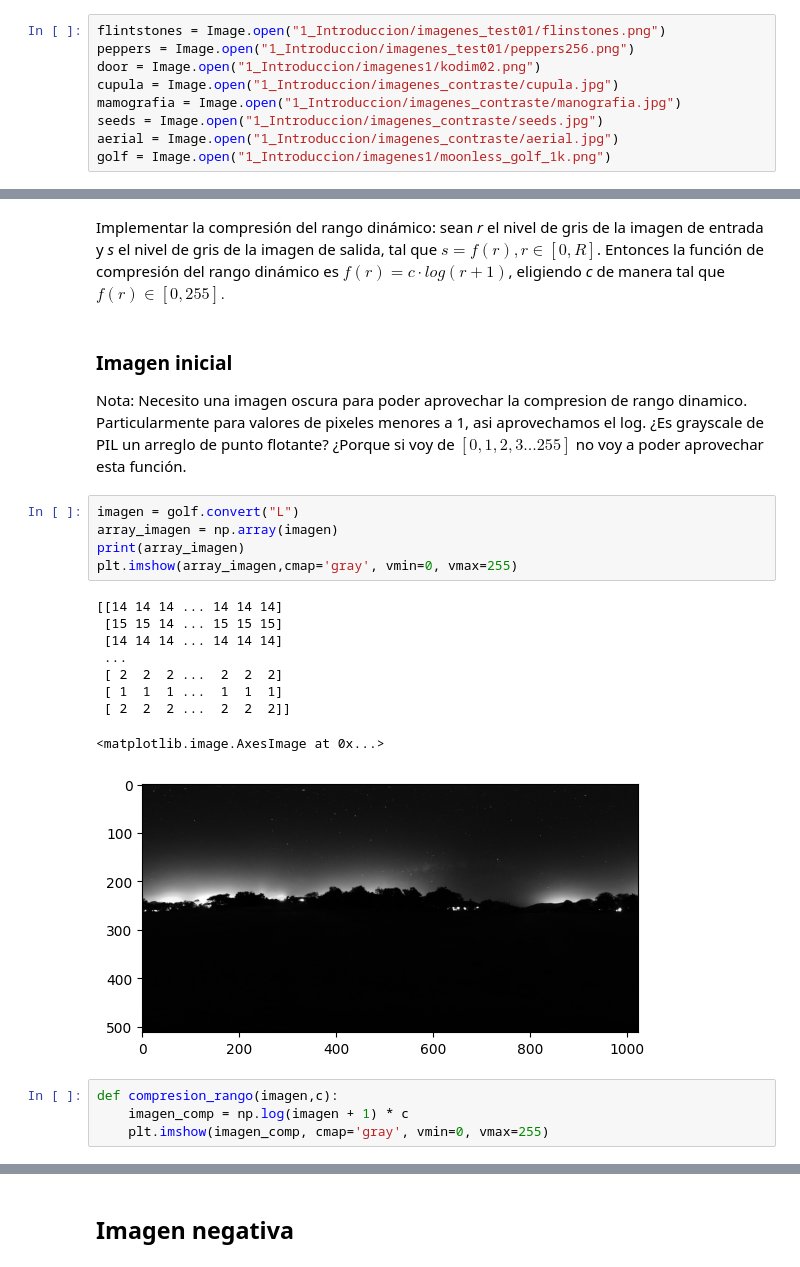
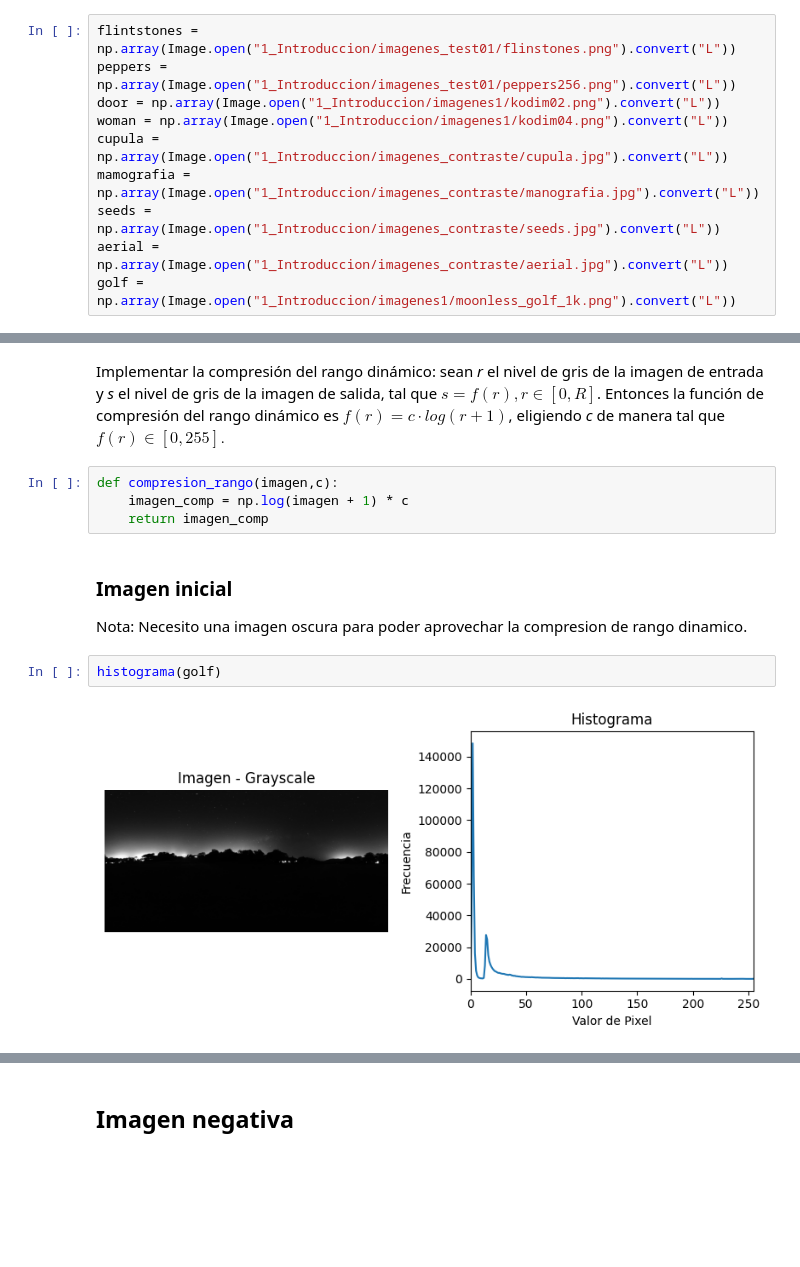
Before and after one commit to ollinurb/elementos-reconocimiento-visual, a Jupyter notebook: practica_1.ipynb, the cells around one changed output, grey strips where cells are left out. Drawn from its saved outputs; the diff is of its cells as text; blank space fills up the shorter version.

Commit message:
histogram up

```diff
--- a/practica_1.ipynb
+++ b/practica_1.ipynb
@@ -4,11 +6,12 @@ from PIL import Image
 import matplotlib.pyplot as plt
 import matplotlib as mpl
 # %%
-flintstones = Image.open("1_Introduccion/imagenes_test01/flinstones.png")
-peppers = Image.open("1_Introduccion/imagenes_test01/peppers256.png")
-door = Image.open("1_Introduccion/imagenes1/kodim02.png")
-cupula = Image.open("1_Introduccion/imagenes_contraste/cupula.jpg")
-mamografia = Image.open("1_Introduccion/imagenes_contraste/manografia.jpg")
-seeds = Image.open("1_Introduccion/imagenes_contraste/seeds.jpg")
-aerial = Image.open("1_Introduccion/imagenes_contraste/aerial.jpg")
-golf = Image.open("1_Introduccion/imagenes1/moonless_golf_1k.png")
+flintstones = np.array(Image.open("1_Introduccion/imagenes_test01/flinstones.png").convert("L"))
+peppers = np.array(Image.open("1_Introduccion/imagenes_test01/peppers256.png").convert("L"))
+door = np.array(Image.open("1_Introduccion/imagenes1/kodim02.png").convert("L"))
+woman = np.array(Image.open("1_Introduccion/imagenes1/kodim04.png").convert("L"))
+cupula = np.array(Image.open("1_Introduccion/imagenes_contraste/cupula.jpg").convert("L"))
+mamografia = np.array(Image.open("1_Introduccion/imagenes_contraste/manografia.jpg").convert("L"))
+seeds = np.array(Image.open("1_Introduccion/imagenes_contraste/seeds.jpg").convert("L"))
+aerial = np.array(Image.open("1_Introduccion/imagenes_contraste/aerial.jpg").convert("L"))
+golf = np.array(Image.open("1_Introduccion/imagenes1/moonless_golf_1k.png").convert("L"))
@@ -18,30 +57,18 @@ golf = Image.open("1_Introduccion/imagenes1/moonless_golf_1k.png")
 ## Compresion de Rango Dinamico
 # %% [markdown]
 Implementar la compresión del rango dinámico: sean *r* el nivel de gris de la imagen de entrada y *s* el nivel de gris de la imagen de salida, tal que $s = f(r), r ∈ [0,R]$. Entonces la función de compresión del rango dinámico es $f(r) = c · log(r + 1)$, eligiendo *c* de manera tal que $f (r) \in [0, 255].$
+# %%
+def compresion_rango(imagen,c):
+    imagen_comp = np.log(imagen + 1) * c
+    return imagen_comp
 # %% [markdown]
 ### Imagen inicial
 
 Nota: Necesito una imagen oscura para poder aprovechar la compresion de rango dinamico.
-Particularmente para valores de pixeles menores a 1, asi aprovechamos el log. ¿Es grayscale de PIL un arreglo de punto flotante? ¿Porque si voy de $[0,1,2,3...255]$ no voy a poder aprovechar esta función.
 # %%
-imagen = golf.convert("L")
-array_imagen = np.array(imagen)
-print(array_imagen)
-plt.imshow(array_imagen,cmap='gray', vmin=0, vmax=255)
+histograma(golf)
 # %% [output]
-[[14 14 14 ... 14 14 14]
- [15 15 14 ... 15 15 15]
- [14 14 14 ... 14 14 14]
- ...
- [ 2  2  2 ...  2  2  2]
- [ 1  1  1 ...  1  1  1]
- [ 2  2  2 ...  2  2  2]]
-<matplotlib.image.AxesImage at 0x...>
-[figure, old version]
+[figure, new version]
-# %%
-def compresion_rango(imagen,c):
-    imagen_comp = np.log(imagen + 1) * c
-    plt.imshow(imagen_comp, cmap='gray', vmin=0, vmax=255)
 # %%
 #compresion_rango(np.array,int)
 np.seterr(divide = 'ignore') #usamos esto porque da warning de division por 0.
```
Also changed, not shown: parts of 22 cells of this notebook.
